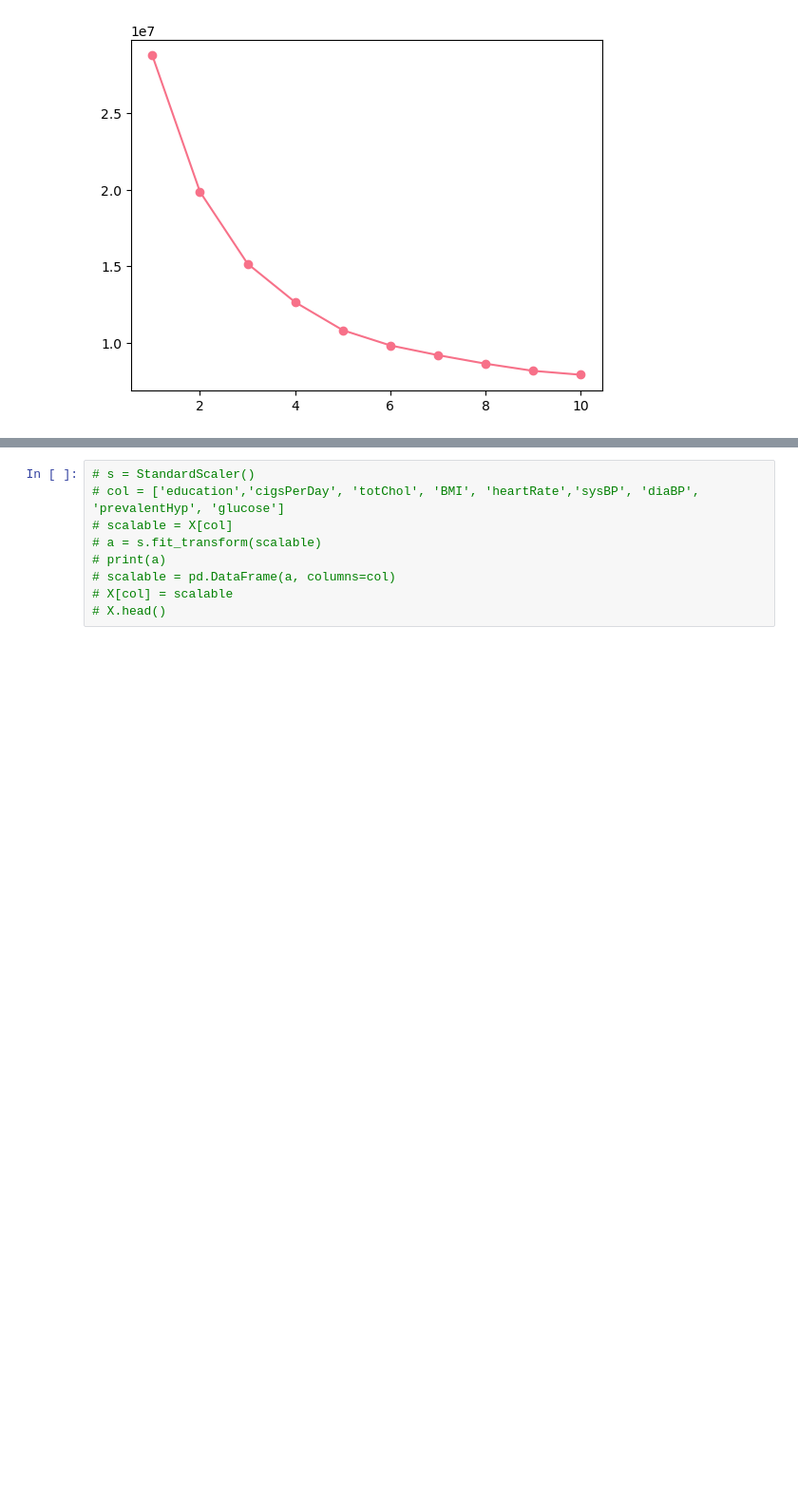
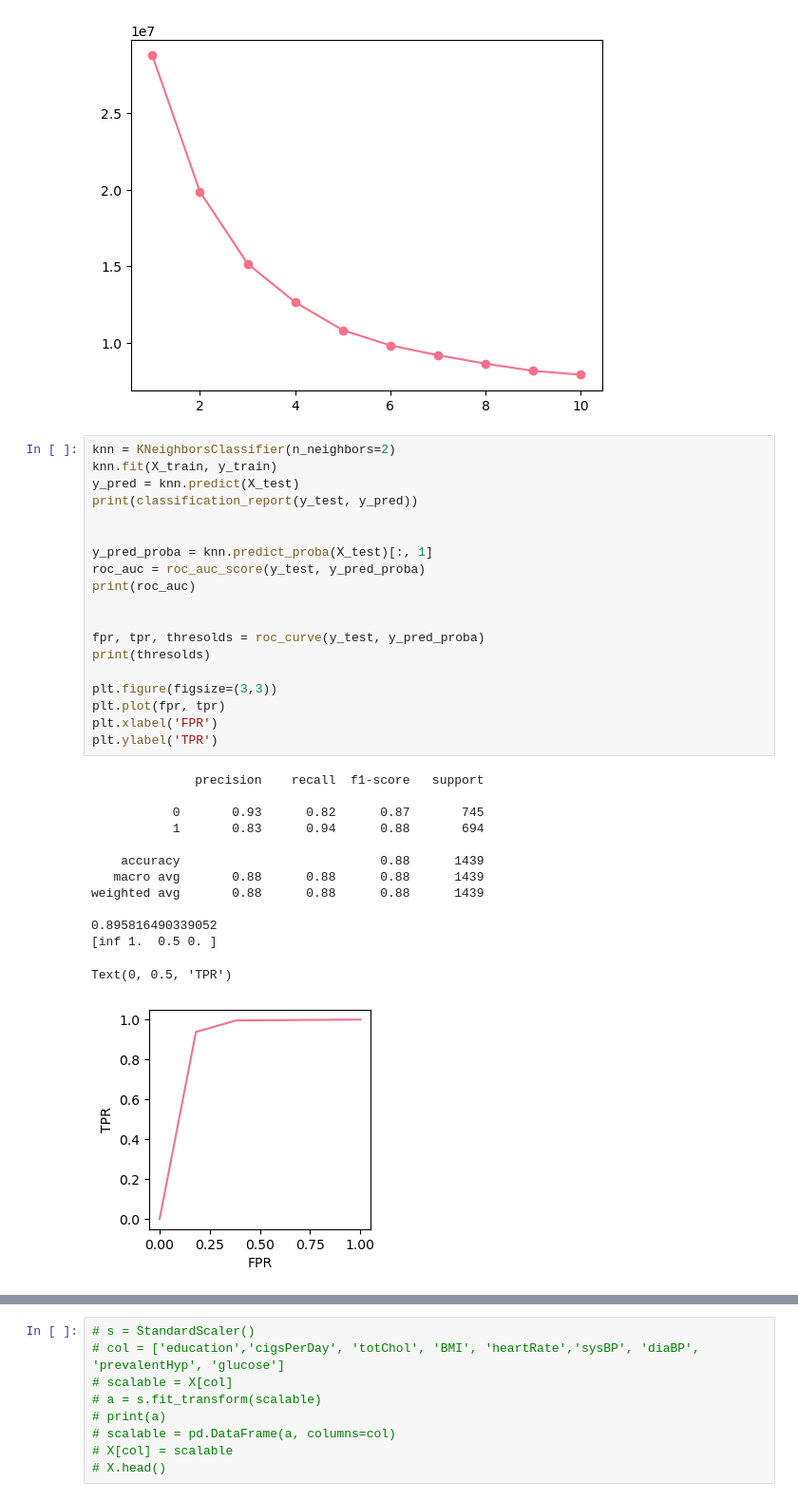
Before and after one commit to galij20/fds_framingham, a Jupyter notebook: project.ipynb, the cells around one changed output, grey strips where cells are left out. Shown at 95% size. Saved outputs shown, nothing was run; the diff lists cells and outputs as text; blank space fills up the shorter version.

```diff
--- a/project.ipynb
+++ b/project.ipynb
@@ -355,3 +373,36 @@ plt.plot(k_values, wcss, marker='o')
 # %% [output]
 [<matplotlib.lines.Line2D at 0x...>]
 [figure]
+# %%
+knn = KNeighborsClassifier(n_neighbors=2)
+knn.fit(X_train, y_train)
+y_pred = knn.predict(X_test)
+print(classification_report(y_test, y_pred))
+
+
+y_pred_proba = knn.predict_proba(X_test)[:, 1]
+roc_auc = roc_auc_score(y_test, y_pred_proba)
+print(roc_auc)
+
+
+fpr, tpr, thresolds = roc_curve(y_test, y_pred_proba)
+print(thresolds)
+
+plt.figure(figsize=(3,3))
+plt.plot(fpr, tpr)
+plt.xlabel('FPR')
+plt.ylabel('TPR')
+# %% [output]
+              precision    recall  f1-score   support
+
+           0       0.93      0.82      0.87       745
+           1       0.83      0.94      0.88       694
+
+    accuracy                           0.88      1439
+   macro avg       0.88      0.88      0.88      1439
+weighted avg       0.88      0.88      0.88      1439
+
+0.895816490339052
+[inf 1.  0.5 0. ]
+Text(0, 0.5, 'TPR')
+[figure, added]
```
Also changed, not shown: parts of 16 cells of this notebook.
